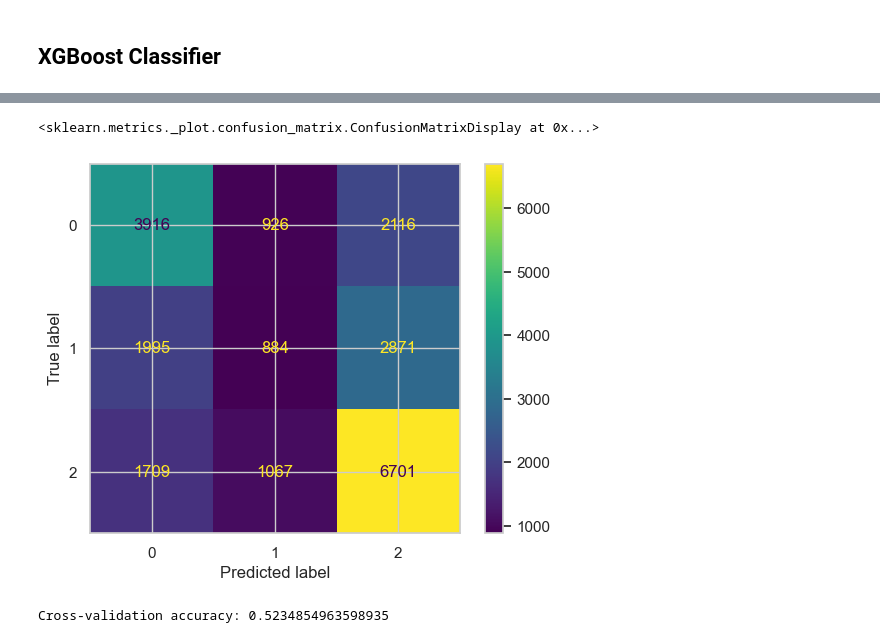
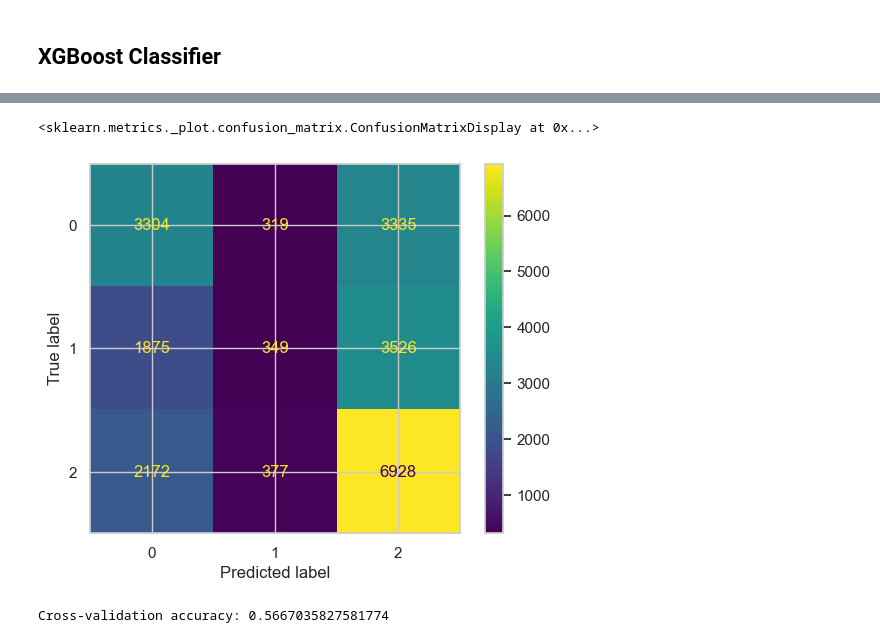
Before and after one commit to saraghafoury/Football_Match_Prediction, a Jupyter notebook: notebooks/Model_Training_and_Evaluation.ipynb, the cells around one changed output, grey strips where cells are left out. Saved outputs shown, nothing was run; the diff lists cells and outputs as text; code cells hidden in the pictures.

```diff
--- a/notebooks/Model_Training_and_Evaluation.ipynb
+++ b/notebooks/Model_Training_and_Evaluation.ipynb
@@ -51,14 +47,3 @@ sns.set_theme(style="whitegrid")
 ## Load Dataset
 # %%
 df_selected = pd.read_csv("../data/engineered_data.csv")
-
-# Count rows that have at least one NaN value
-nan_rows = df_selected.isnull().any(axis=1).sum()
-print(f"Number of rows that have at least one NaN value: {nan_rows}")
-
-if nan_rows > 0:
-    print("Replacing independent NaN...")
-    df_selected = df_selected.fillna(df_selected.median())
-    df_selected = df_selected.fillna(0)
-
-df_selected.head()
@@ -103,38 +91,37 @@ Test Set:       (22185, 89)
 # %% [markdown]
 ## Logistic Regression
 # %%
+from sklearn.preprocessing import StandardScaler
+from sklearn.linear_model import LogisticRegression
+
 scaler = StandardScaler()
 
-X_train_scaled = scaler.fit_transform(X_train)
-
-X_test_scaled = scaler.transform(X_test)
+X_train_scaled = scaler.fit_transform(X_train_clean)
+X_test_scaled = scaler.transform(X_test_clean)
 
 lr = LogisticRegression(max_iter=1000)
-
 lr.fit(X_train_scaled, y_train)
-
-lr_pred = lr.predict(X_test)
+lr_pred = lr.predict(X_test_scaled)
 # %% [markdown]
 ## Decision Tree
 # %%
-dt = DecisionTreeClassifier(random_state=42)
+dt = DecisionTreeClassifier(random_state=50)
 
-dt.fit(X_train, y_train)
+dt.fit(X_train_clean, y_train)
 
-dt_pred = dt.predict(X_test)
+dt_pred = dt.predict(X_test_clean)
 # %% [markdown]
 ## Random Forest
 # %%
 rf = RandomForestClassifier(
-    n_estimators=20,
+    n_estimators=200,
     class_weight="balanced",
-    random_state=42,
+    random_state=50,
     n_jobs=-1
 )
 
-rf.fit(X_train, y_train)
-
-rf_pred = rf.predict(X_test)
+rf.fit(X_train_clean, y_train)
+rf_pred = rf.predict(X_test_clean)
 # %% [markdown]
 ## KNN
 # %%
@@ -245,15 +213,15 @@ weighted avg       0.49      0.52      0.49     22185
 # %%
 ConfusionMatrixDisplay.from_estimator(
     rf,
-    X_test,
+    X_test_clean,
     y_test
 )
 # %% [output]
 <sklearn.metrics._plot.confusion_matrix.ConfusionMatrixDisplay at 0x...>
-[figure, old version]
+[figure, new version]
 # %%
-scores = cross_val_score(rf, X_train, y_train, cv=5)
+scores = cross_val_score(rf, X_train_clean, y_train, cv=5)
 
 print("Cross-validation accuracy:", scores.mean())
 # %% [output]
-Cross-validation accuracy: 0.5234854963598935
+Cross-validation accuracy: 0.5667035827581774
```
Also changed, not shown: parts of 7 cells of this notebook, 2 other files.
